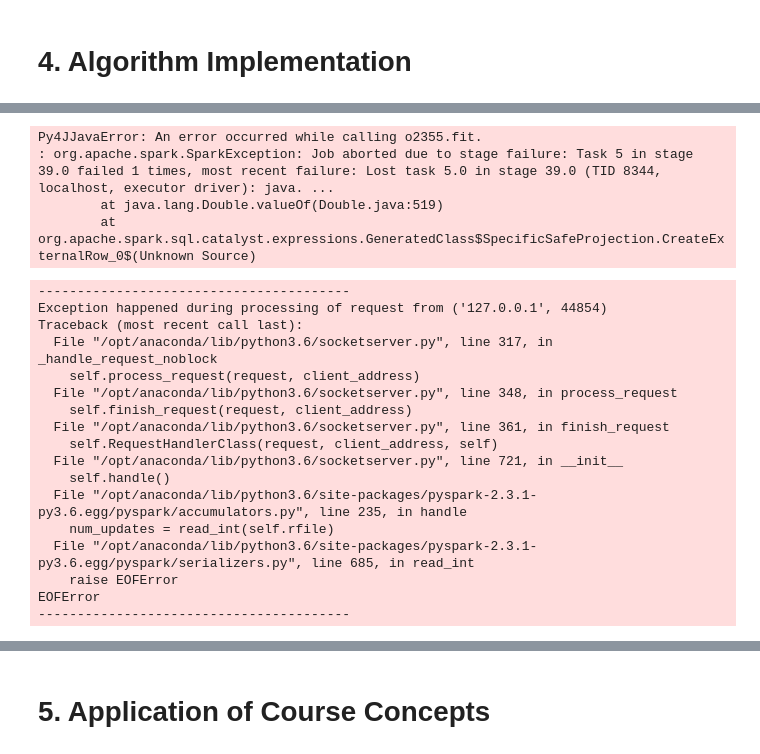
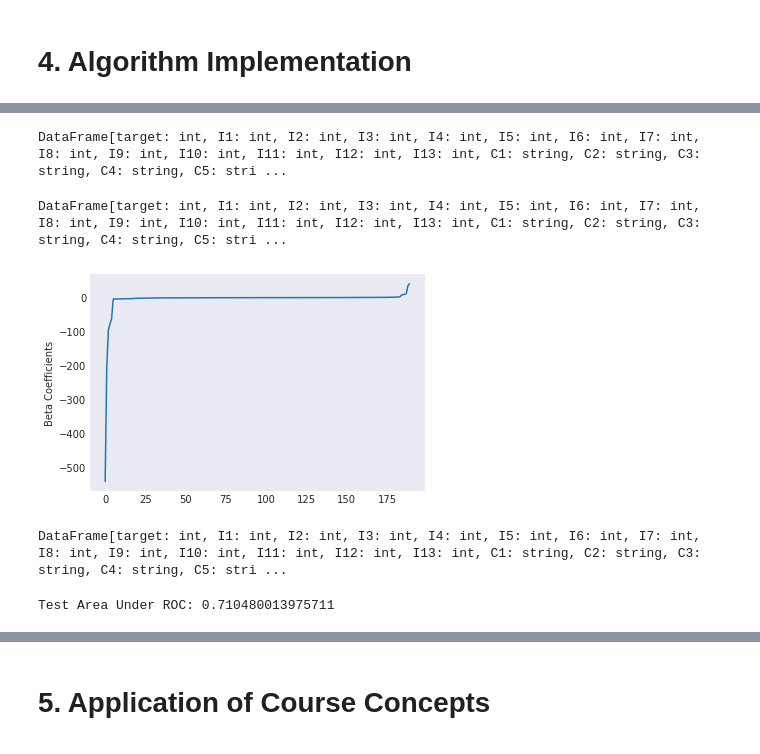
Before and after one commit to ansjory/w261_project, a Jupyter notebook: catherine_fpj_workbook.ipynb, the cells around one changed output, grey strips where cells are left out. Saved outputs shown, nothing was run; the diff lists cells and outputs as text; code cells hidden in the pictures.

```diff
--- a/catherine_fpj_workbook.ipynb
+++ b/catherine_fpj_workbook.ipynb
@@ -381,0 +376,24 @@ root
+# %%
+numeric_features = ['I'+str(i) for i in [x for x in range(1, 14) if x != 12]] # drop I12 with 76% missing
+categorical_features = ['C'+str(i) for i in [x for x in range(1, 27) if x!=22 and x!=3 and x!=12 and x!=16 and x!=21]] # drop C22 with 76% missing
+#categorical_features = ['C6','C9','C14','C17','C20','C23','C25']
+
+stages = []
+
+for i in categorical_features:
+    # Category Indexing with StringIndexer
+    stringIndexer = StringIndexer(inputCol = i, outputCol = i + 'Index', handleInvalid="skip")
+    stages += [stringIndexer]
+
+# Transform all features into a vector using VectorAssembler
+assemblerInputs = [c + "Index" for c in categorical_features] + numeric_features
+assembler = VectorAssembler(inputCols=assemblerInputs, outputCol="features")
+stages += [assembler]
+
+# Normalize
+scaler = MinMaxScaler(inputCol="features", outputCol="scaledFeatures")
+stages += [scaler]
+
+# Index categorical features in feature vectors
+indexer = VectorIndexer(inputCol="scaledFeatures", outputCol="indexedFeatures", maxCategories=50)
+stages += [indexer]
@@ -382,15 +464,13 @@ root
 # %%
-from pyspark.ml.feature import OneHotEncoderEstimator, StringIndexer, VectorAssembler, MinMaxScaler
-
 numeric_features = ['I'+str(i) for i in [x for x in range(1, 14) if x != 12]] # drop I12 with 76% missing
-#categorical_features = ['C'+str(i) for i in [x for x in range(1, 27) if x != 22]] # drop C22 with 76% missing
-categorical_features = ['C6','C9','C14','C17','C20','C23','C25']
+categorical_features = ['C'+str(i) for i in [x for x in range(1, 27) if x != 22]] # drop C22 with 76% missing
+#categorical_features = ['C6','C9','C14','C17','C20','C23','C25']
 
 stages = []
 
 for i in categorical_features:
     # Category Indexing with StringIndexer
-    stringIndexer = StringIndexer(inputCol = i, outputCol = i + 'Index')
+    stringIndexer = StringIndexer(inputCol = i, outputCol = i + 'Index', handleInvalid="skip")
     # Use OneHotEncoder to convert categorical variables into binary SparseVectors
     # encoder = OneHotEncoderEstimator(inputCol=categoricalCol + "Index", outputCol=categoricalCol + "classVec")
     encoder = OneHotEncoderEstimator(inputCols=[stringIndexer.getOutputCol()], outputCols=[i + "classVec"])
@@ -473,30 +534,10 @@ print("Test Dataset Count: " + str(test.count()))
 # %%
 df.unpersist()
 train.persist()
+test.persist()
+# %% [output]
+DataFrame[target: int, I1: int, I2: int, I3: int, I4: int, I5: int, I6: int, I7: int, I8: int, I9: int, I10: int, I11: int, I12: int, I13: int, C1: string, C2: string, C3: string, C4: string, C5: stri ...
 # %%
 # fit logistic regression model
-from pyspark.ml.classification import LogisticRegression
-lr = LogisticRegression(featuresCol = 'features', labelCol = 'target', maxIter=10)
+lr = LogisticRegression(featuresCol = 'scaledFeatures', labelCol = 'target', maxIter=10)
 lrModel = lr.fit(train)
-# %% [output]
-Py4JJavaError: An error occurred while calling o2355.fit.
-: org.apache.spark.SparkException: Job aborted due to stage failure: Task 5 in stage 39.0 failed 1 times, most recent failure: Lost task 5.0 in stage 39.0 (TID 8344, localhost, executor driver): java. ...
-        at java.lang.Double.valueOf(Double.java:519)
-        at org.apache.spark.sql.catalyst.expressions.GeneratedClass$SpecificSafeProjection.CreateExternalRow_0$(Unknown Source)
-----------------------------------------
-Exception happened during processing of request from ('127.0.0.1', 44854)
-Traceback (most recent call last):
-  File "/opt/anaconda/lib/python3.6/socketserver.py", line 317, in _handle_request_noblock
-    self.process_request(request, client_address)
-  File "/opt/anaconda/lib/python3.6/socketserver.py", line 348, in process_request
-    self.finish_request(request, client_address)
-  File "/opt/anaconda/lib/python3.6/socketserver.py", line 361, in finish_request
-    self.RequestHandlerClass(request, client_address, self)
-  File "/opt/anaconda/lib/python3.6/socketserver.py", line 721, in __init__
-    self.handle()
-  File "/opt/anaconda/lib/python3.6/site-packages/pyspark-2.3.1-py3.6.egg/pyspark/accumulators.py", line 235, in handle
-    num_updates = read_int(self.rfile)
-  File "/opt/anaconda/lib/python3.6/site-packages/pyspark-2.3.1-py3.6.egg/pyspark/serializers.py", line 685, in read_int
-    raise EOFError
-EOFError
-----------------------------------------
@@ -505,0 +544,11 @@ display(lrModel, preppedDataDF, "ROC")
+# %%
+train.unpersist()
+# %% [output]
+DataFrame[target: int, I1: int, I2: int, I3: int, I4: int, I5: int, I6: int, I7: int, I8: int, I9: int, I10: int, I11: int, I12: int, I13: int, C1: string, C2: string, C3: string, C4: string, C5: stri ...
+# %%
+beta = np.sort(lrModel.coefficients)
+plt.plot(beta)
+plt.ylabel('Beta Coefficients')
+plt.show()
+# %% [output]
+[figure, added]
@@ -505,0 +561,8 @@ display(lrModel, preppedDataDF, "ROC")
+# %%
+test.unpersist()
+# %% [output]
+DataFrame[target: int, I1: int, I2: int, I3: int, I4: int, I5: int, I6: int, I7: int, I8: int, I9: int, I10: int, I11: int, I12: int, I13: int, C1: string, C2: string, C3: string, C4: string, C5: stri ...
+# %%
+print("Test Area Under ROC: " + str(evaluator.evaluate(predictions, {evaluator.metricName: "areaUnderROC"})))
+# %% [output]
+Test Area Under ROC: 0.710480013975711
```
Also changed, not shown: parts of 36 cells of this notebook.
